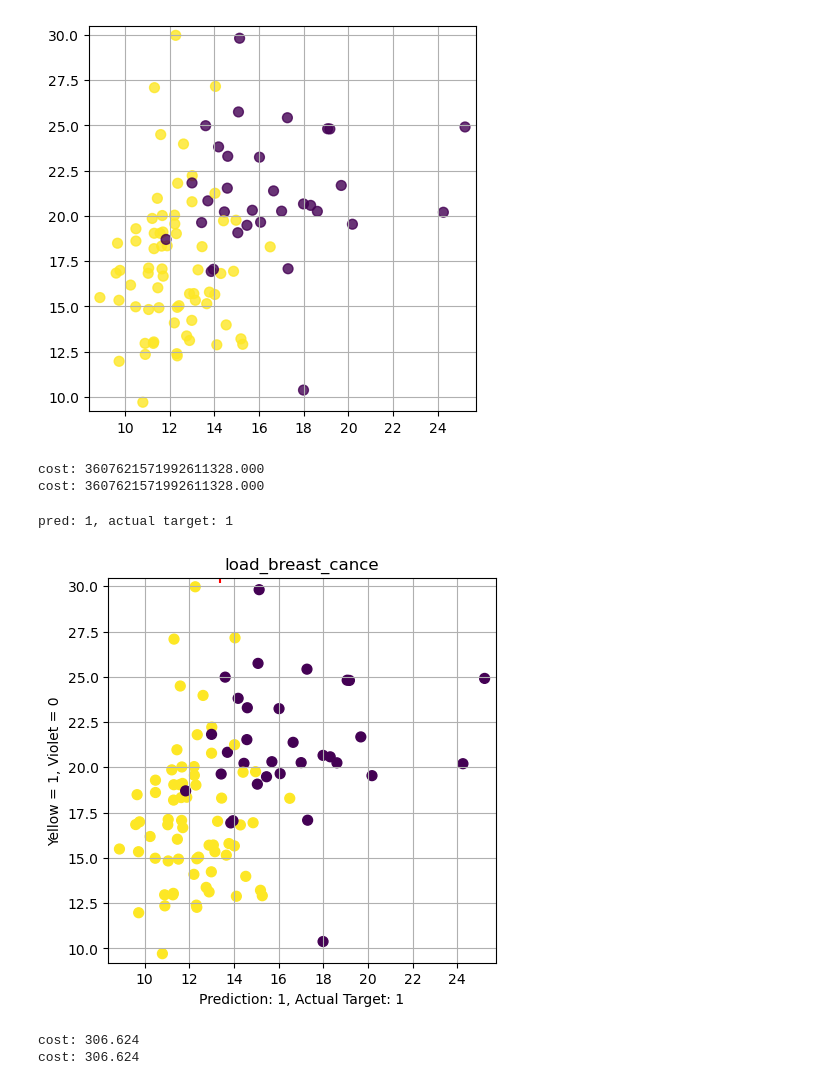
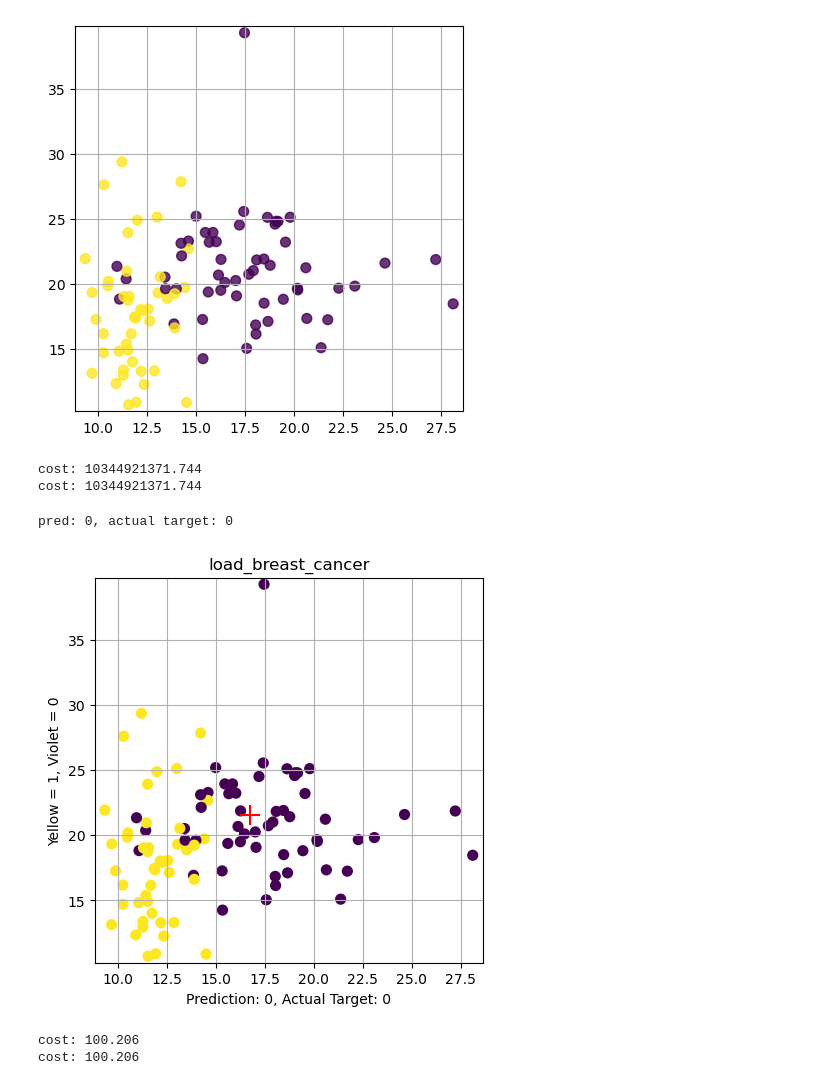
Before and after one commit to lif31up/machine-learning-from-scratch, a Jupyter notebook: logistic_regression.ipynb, the cells around one changed output. Drawn from its saved outputs; the diff is of its cells as text; code cells hidden in the pictures.

```diff
--- a/logistic_regression.ipynb
+++ b/logistic_regression.ipynb
@@ -8,2 +5,8 @@ import pandas as pd
 import random
+# %%
+data = load_breast_cancer()
+shuffledIndices = np.random.permutation(len(data.target))
+data.data, data.target = data.data[shuffledIndices], data.target[shuffledIndices]
+train_x, test_x = data.data[:100, 0:2], data.data[100:, 0:2]
+train_y, test_y = data.target[:100], data.target[100:]
 # %%
@@ -18,12 +16,12 @@ lr = 0.0001
 iterations = 10000
 # %%
-# quick insight to data
+# matplotlib을 통해 해당 자료의 그래프를 그립니다.
 plt.figure(figsize=(5,5))
-plt.scatter(x=trainX[:,0], y=trainX[:,1], s=50, alpha=0.8, c=trainY)
-plt.xlim(trainX[:,0].min() - 0.5, trainX[:,0].max() + 0.5)
-plt.ylim(trainX[:,1].min() - 0.5, trainX[:,1].max() + 0.5)
+plt.scatter(x=train_x[:, 0], y=train_x[:, 1], s=50, alpha=0.8, c=train_y)
+plt.xlim(train_x[:, 0].min() - 0.5, train_x[:, 0].max() + 0.5)
+plt.ylim(train_x[:, 1].min() - 0.5, train_x[:, 1].max() + 0.5)
 plt.grid()
 plt.show()
 # %% [output]
-[figure, old version]
+[figure, new version]
 # %%
@@ -48,7 +40,8 @@ def negative_log_likelihood():
 # %%
-cross_entropy()
-negative_log_likelihood()
+# 최적화가 수행되지 않은 모델을 가지고 비용을 계산해봅니다. 이 값들은 학습 후에는 더 작아져 있어야 합니다.
+cross_entropy(test_x, test_y)
+negative_log_likelihood(test_x, test_y)
 # %% [output]
-cost: 3607621571992611328.000
-cost: 3607621571992611328.000
+cost: 10344921371.744
+cost: 10344921371.744
 # %%
@@ -77,27 +68,29 @@ def predict(case):
     return 1 if np.dot(case, weight) >= 0.5 else 0
 # %%
-index = random.randrange(len(testY))
-prediction = predict(testX[index,:])
-print(f"pred: {prediction}, actual target: {testY[index]}")
+# 학습된 모델과 하나의 검사 자료를 가지고 예측값을 연산합니다.
+index = random.randrange(len(test_y))
+prediction = predict(test_x[index, :])
+print(f"pred: {prediction}, actual target: {test_y[index]}")
 # %% [output]
-pred: 1, actual target: 1
+pred: 0, actual target: 0
 # %%
+# 학습된 모델과 검사 자료를 가지고 만든 예측값로 그래프를 그립니다.
 plt.figure(figsize=(5,5))
-plt.scatter(x=trainX[:,0], y=trainX[:,1], s=50, alpha=1, c=trainY)
-plt.scatter(x=testX[index,0], y=testX[index,1], c='r', s=200, marker='+')
-plt.xlim(trainX[:,0].min() - 0.5, trainX[:,0].max() + 0.5)
-plt.ylim(trainX[:,1].min() - 0.5, trainX[:,1].max() + 0.5)
+plt.scatter(x=train_x[:, 0], y=train_x[:, 1], s=50, alpha=1, c=train_y)
+plt.scatter(x=test_x[index,0], y=test_x[index,1], c='r', s=200, marker='+')
+plt.xlim(train_x[:, 0].min() - 0.5, train_x[:, 0].max() + 0.5)
+plt.ylim(train_x[:, 1].min() - 0.5, train_x[:, 1].max() + 0.5)
 plt.grid()
-plt.xlabel(f"Prediction: {prediction:.0f}, Actual Target: {testY[index]}")
+plt.xlabel(f"Prediction: {prediction:.0f}, Actual Target: {test_y[index]}")
 plt.ylabel("Yellow = 1, Violet = 0")
-plt.title("load_breast_cance")
+plt.title("load_breast_cancer")
 plt.show()
 # %% [output]
-[figure, old version]
+[figure, new version]
 # %%
-# errors
-cross_entropy()
-negative_log_likelihood()
+# 비용값을 계산합니다. 앞서서 훈련되기 전의 값들보다 작아져있음을 확인할 수 있습니다. 이는 모델이 학습을 통해 적절히 최적화되었음을 의미합니다.
+cross_entropy(test_x, test_y)
+negative_log_likelihood(test_x, test_y)
 # %% [output]
-cost: 306.624
-cost: 306.624
+cost: 100.206
+cost: 100.206
```
Also changed, not shown: parts of 7 cells of this notebook.
